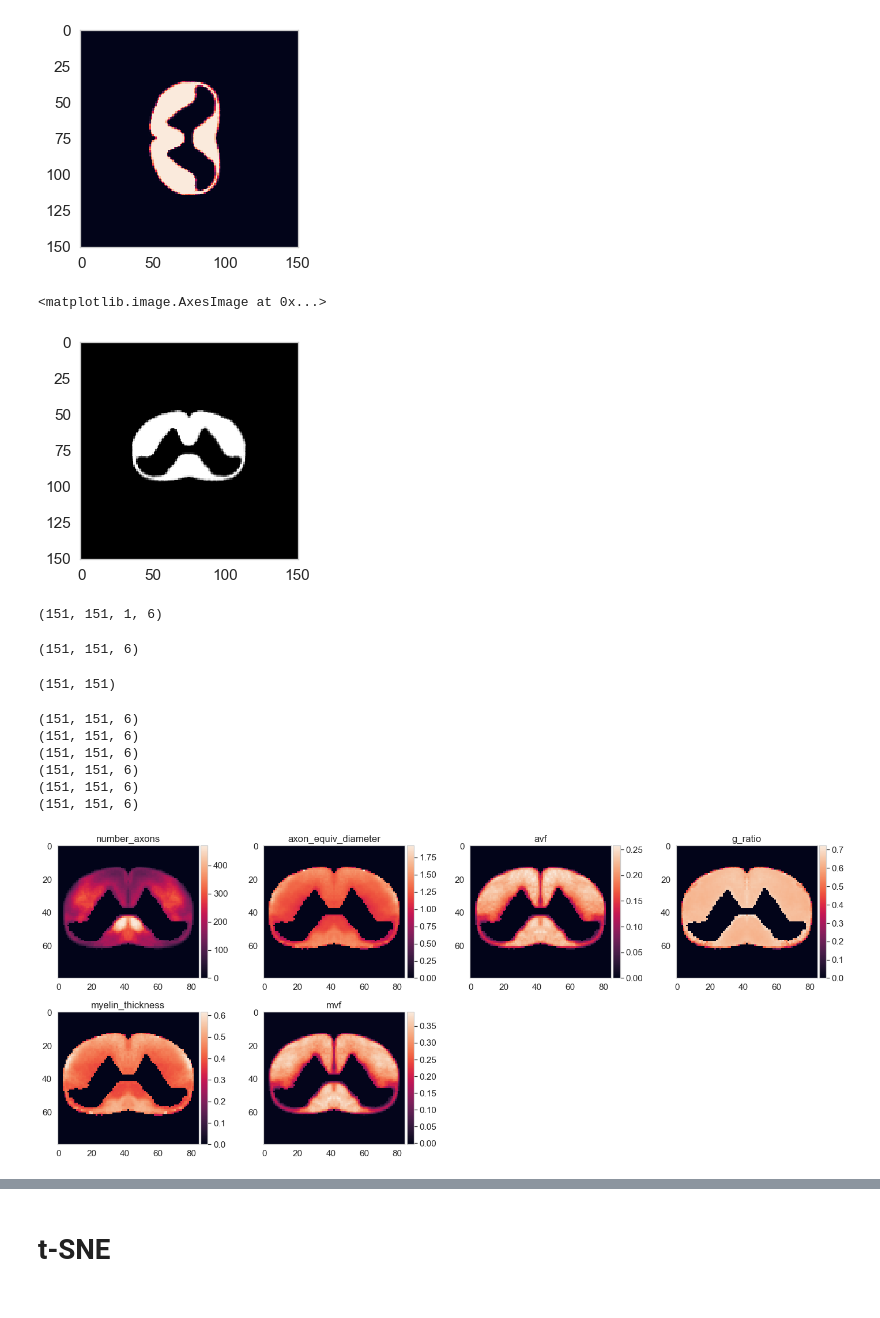
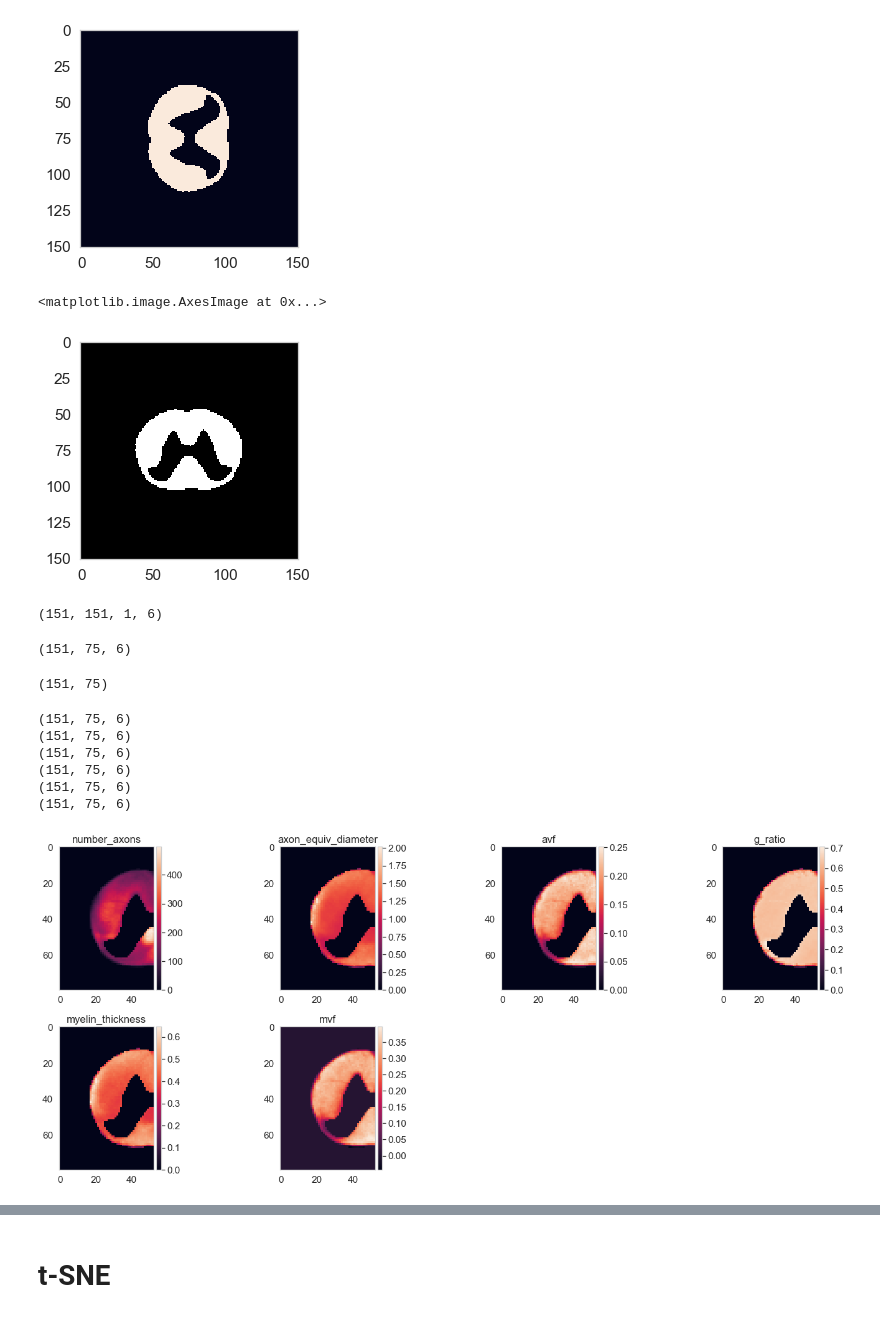
Before and after one commit to neuropoly/tract-clustering, a Jupyter notebook: notebooks/tract_clustering_enforced_symmetry-clean-spectral-k-means.ipynb, the cells around one changed output, grey strips where cells are left out. Saved outputs shown, nothing was run; the diff lists cells and outputs as text; code cells hidden in the pictures.

```diff
--- a/notebooks/tract_clustering_enforced_symmetry-clean-spectral-k-means.ipynb
+++ b/notebooks/tract_clustering_enforced_symmetry-clean-spectral-k-means.ipynb
@@ -38,21 +38,23 @@ sns.set_style("whitegrid", {'axes.grid' : False})
 # %%
 np.set_printoptions(threshold=np.inf)
 # %%
-nibfile = nib.load("/Users/hanam/Documents/tract_clustering_3/C1/Volume4D_sym_cleaned.nii.gz")
+nibfile = nib.load("/Users/hanam/Documents/tract_clustering_3/C2/Volume4D_sym_cleaned.nii.gz")
 data = nibfile.get_data()
-mask= nib.load("/Users/hanam/Documents/Tracts_testing_2/all_levels/C1/templategen/template/T_template0.nii.gz")
+mask= nib.load("/Users/hanam/Documents/Tracts_testing_2/all_levels/C2/BW_mask.nii.gz")
 maskdata= mask.get_data()
 # %%
 img= plt.imshow(maskdata)
 # %% [output]
-[figure, old version]
+[figure, new version]
 # %%
 maskdata= np.rot90(maskdata, 1, (1,0))
 # %%
 plt.imshow(maskdata, cmap="gray")
 # %% [output]
 <matplotlib.image.AxesImage at 0x...>
-[figure, old version]
+[figure, new version]
+# %%
+maskdata= maskdata[:, :maskdata.shape[1]//2]
 # %%
 data.shape
 # %% [output]
@@ -78,21 +80,23 @@ data = data.transpose((1, 0, 2, 3))
 # Ignore solidity, eccent., orient., etc.
 #data = data[..., 0:6]
 data = data.squeeze(axis=2)
+# %%
+data= data[:, :data.shape[1]//2, :]
 # %%
 data.shape
 # %% [output]
-(151, 151, 6)
+(151, 75, 6)
 # %%
 original_shape = data.shape[0:2]
 
 print original_shape
 # %% [output]
-(151, 151)
+(151, 75)
 # %%
 h1= 35
 h2= 115
-w1= 35
-w2= 120
+w1= 0
+w2= 180
 # %%
 def colorbar(mappable):
     ax = mappable.axes
@@ -103,39 +107,39 @@ def colorbar(mappable):
 # %%
 fig = plt.figure(figsize=(20, 20))
 fig.subplots_adjust(hspace=0.1, wspace=0.1)
 
 for i in range(1, data.shape[2]+1):
 
-    #image= np.where(maskdata, data[...,i-1], 0)
+    image= np.where(maskdata, data[...,i-1], 0)
     data[..., i-1]= np.where(maskdata, data[..., i-1], 0)
     im_crop= crop_center(data[..., i-1], w2-w1, h2-h1)
     print data.shape
 
     ax = fig.add_subplot(5, 4, i)
 
     #ndimage.median_filter(data,size=20)
 
     #signal.medfilt(data, 5)
     #im_crop[i , ...]= im_crop(mask[...])
 
 
     img = ax.imshow(im_crop)
 
 
     # Center line
     #ax.axvline(original_shape[1] // 2)
     plt.title(feature_names[i-1])
     colorbar(img)
 
 plt.tight_layout(h_pad=1)
 # %% [output]
-(151, 151, 6)
-(151, 151, 6)
-(151, 151, 6)
-(151, 151, 6)
-(151, 151, 6)
-(151, 151, 6)
+(151, 75, 6)
+(151, 75, 6)
+(151, 75, 6)
+(151, 75, 6)
+(151, 75, 6)
+(151, 75, 6)
-[figure, old version]
+[figure, new version]
 # %%
 connectivity = grid_to_graph(n_x=data.shape[0],
                              n_y=data.shape[1])
```
Also changed, not shown: parts of 17 cells of this notebook, 6 other files.
